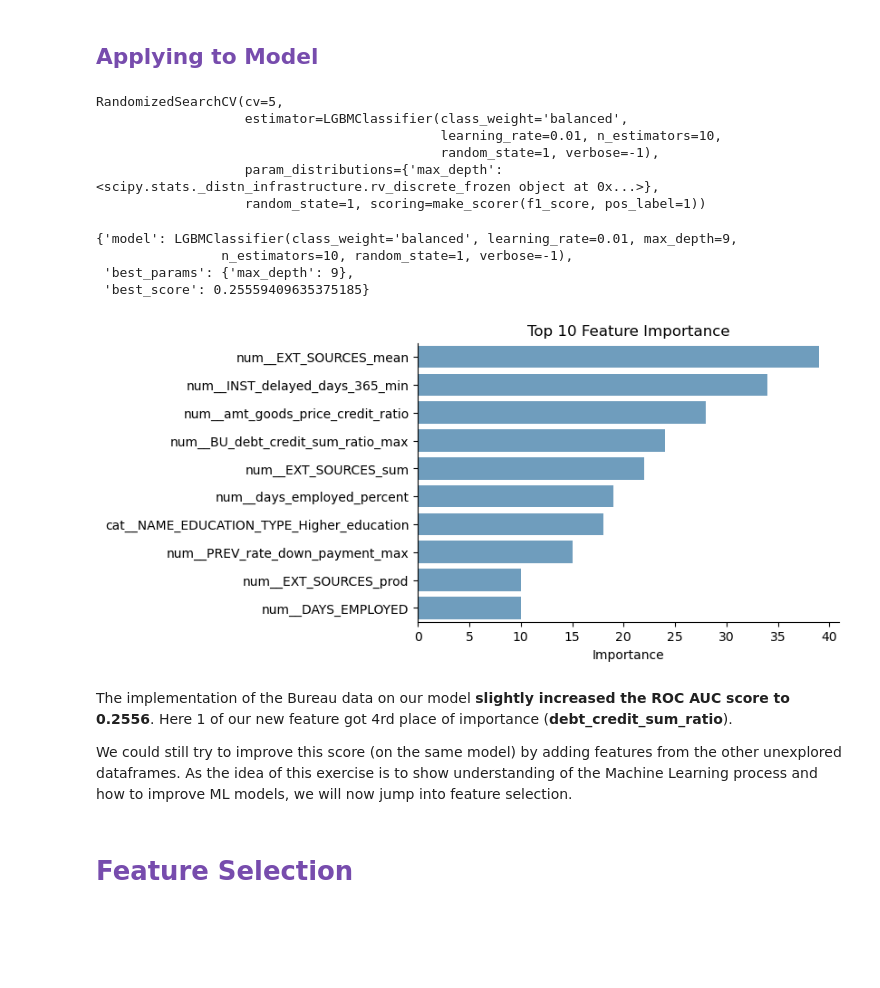
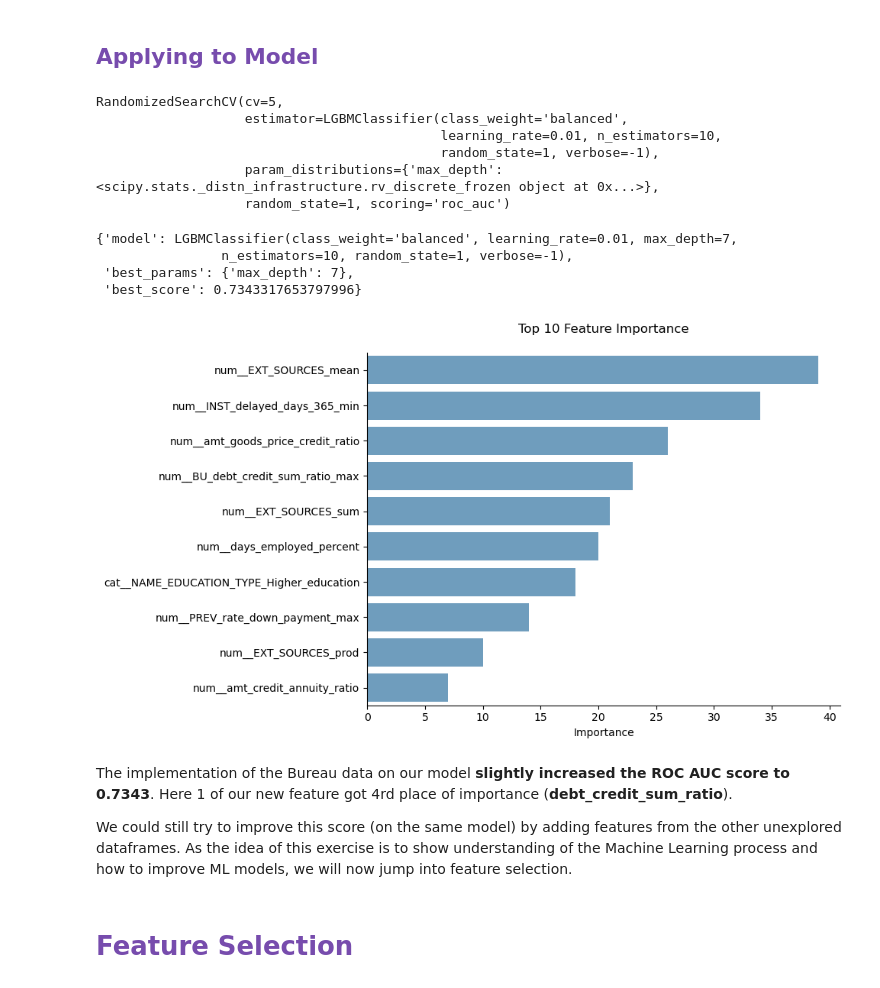
Before and after one commit to renatomarianoo/Risk_Evaluation_Retail_Banks, a Jupyter notebook: 04_Feat_Eng_other_dfs.ipynb, the cells around one changed output. Drawn from its saved outputs; the diff is of its cells as text; code cells hidden in the pictures; blank space fills up the shorter version.

```diff
--- a/04_Feat_Eng_other_dfs.ipynb
+++ b/04_Feat_Eng_other_dfs.ipynb
@@ -154,7 +154,6 @@ def preprocess_data(df, df_previous_transf, df_installments_transf):
 
     feat_eng_pipe2 = Pipeline(
     steps=[
-        ("drop_mode_avg", feat_eng.DropModeAVG()),
         ('zero_null_transformer', feat_eng.ZeroToNullTransformer(columns="YEARS_BEGINEXPLUATATION_MEDI")),
         ('multiply_by_neg1', feat_eng.MultiplyByNeg1(columns=[col for col in df.columns if col.startswith('DAYS_')])),
         ('days_empl_anomaly', feat_eng.HandleDaysEmployedAnomaly()),
@@ -194,9 +193,8 @@ X_train.head(3)
 <h2 style="color:#774CAD">Applying to Model</h2>
 # %%
 def randomized_search_LGBM(X, y, param_distributions={"max_depth": randint(2, 10)}):
-    scorer = make_scorer(f1_score, pos_label=1)
     lgbm_model = LGBMClassifier(random_state=1, class_weight='balanced', verbose=-1, learning_rate=0.01, n_estimators=10)
-    randomized_search = RandomizedSearchCV(lgbm_model, param_distributions=param_distributions, n_iter=10, cv=5, random_state=1, scoring=scorer)
+    randomized_search = RandomizedSearchCV(lgbm_model, param_distributions=param_distributions, n_iter=10, cv=5, random_state=1, scoring='roc_auc')
 
     return randomized_search
 # %%
@@ -275,7 +274,6 @@ def preprocess_data(df, df_previous_transf, df_installments_transf, df_bureau_tr
 
     feat_eng_pipe2 = Pipeline(
     steps=[
-        ("drop_mode_avg", feat_eng.DropModeAVG()),
         ('zero_null_transformer', feat_eng.ZeroToNullTransformer(columns="YEARS_BEGINEXPLUATATION_MEDI")),
         ('multiply_by_neg1', feat_eng.MultiplyByNeg1(columns=[col for col in df.columns if col.startswith('DAYS_')])),
         ('days_empl_anomaly', feat_eng.HandleDaysEmployedAnomaly()),
@@ -324,7 +322,7 @@ RandomizedSearchCV(cv=5,
                                             learning_rate=0.01, n_estimators=10,
                                             random_state=1, verbose=-1),
                    param_distributions={'max_depth': <scipy.stats._distn_infrastructure.rv_discrete_frozen object at 0x...>},
-                   random_state=1, scoring=make_scorer(f1_score, pos_label=1))
+                   random_state=1, scoring='roc_auc')
 # %%
 lgbm_results4 = {
     'model': randomized_search4.best_estimator_,
@@ -334,17 +332,18 @@ lgbm_results4 = {
 
 lgbm_results4
 # %% [output]
-{'model': LGBMClassifier(class_weight='balanced', learning_rate=0.01, max_depth=9,
+{'model': LGBMClassifier(class_weight='balanced', learning_rate=0.01, max_depth=7,
                 n_estimators=10, random_state=1, verbose=-1),
- 'best_params': {'max_depth': 9},
- 'best_score': 0.25559409635375185}
+ 'best_params': {'max_depth': 7},
+ 'best_score': 0.7343317653797996}
 # %%
+fig, ax = plt.subplots(figsize=(8, 6))
 best_lgbm_model4 = randomized_search4.best_estimator_
-model_select.plot_feature_importance(best_lgbm_model4, X_train, y_train)
+model_select.plot_feature_importance(best_lgbm_model4, X_train, y_train, ax=ax)
 # %% [output]
-[figure, old version]
+[figure, new version]
 # %% [markdown]
-The implementation of the Bureau data on our model **slightly increased the ROC AUC score to 0.2556**. Here 1 of our new feature got 4rd place of importance (**debt_credit_sum_ratio**).
+The implementation of the Bureau data on our model **slightly increased the ROC AUC score to 0.7343**. Here 1 of our new feature got 4rd place of importance (**debt_credit_sum_ratio**).
 
 We could still try to improve this score (on the same model) by adding features from the other unexplored dataframes. As the idea of this exercise is to show understanding of the Machine Learning process and how to improve ML models, we will now jump into feature selection.
 # %% [markdown]
```
Also changed, not shown: parts of 22 cells of this notebook, 22 other files.
